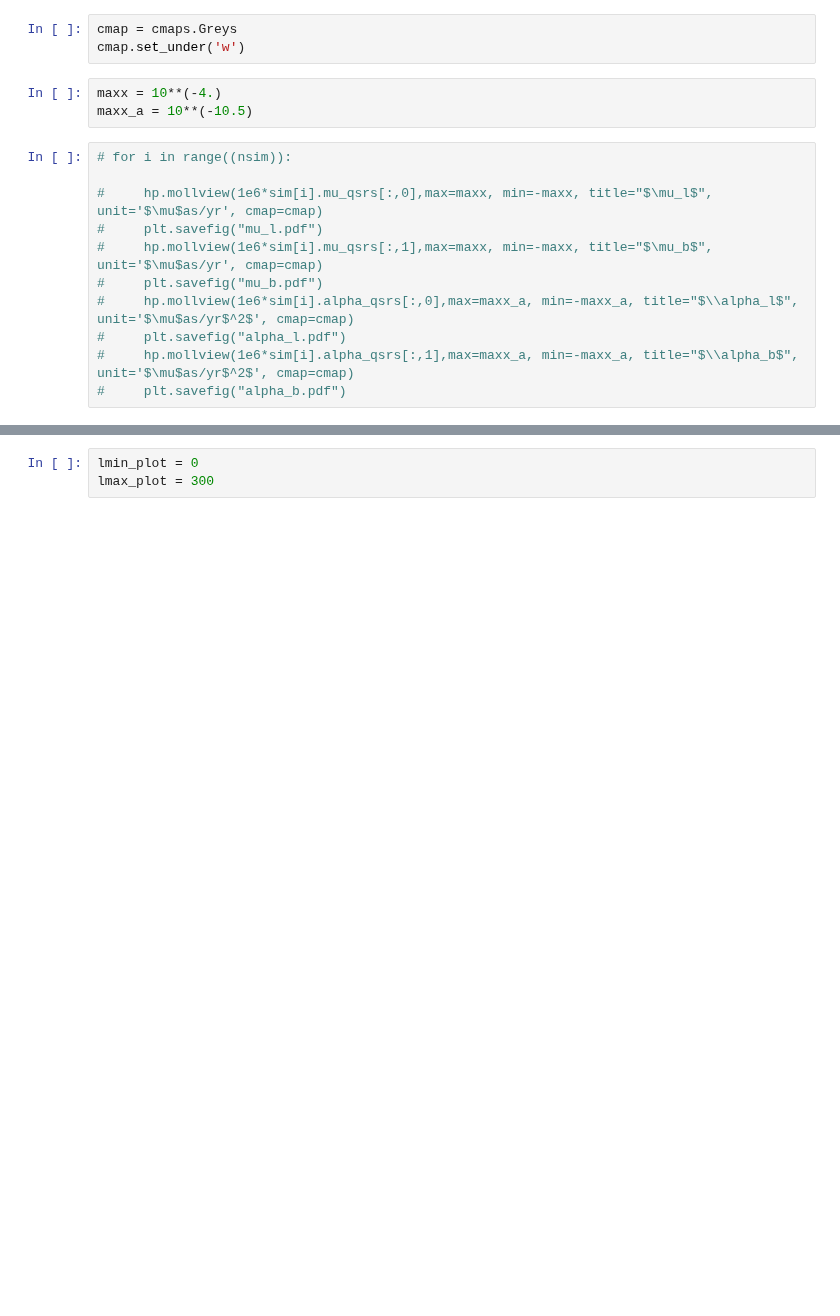
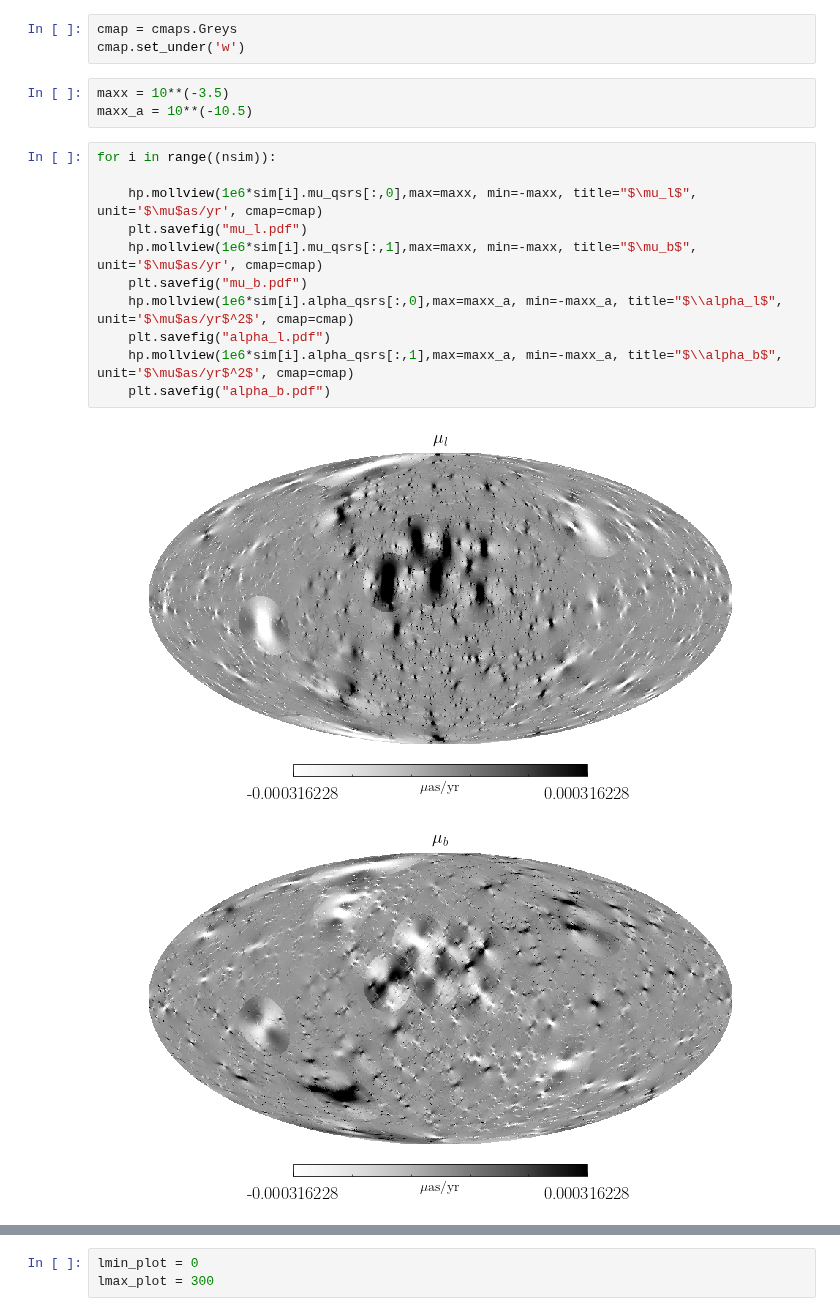
Before and after one commit to smsharma/astrometry-lensing-correlations, a Jupyter notebook: Simulations/SubhaloSample.ipynb, the cells around one changed output, grey strips where cells are left out. Drawn from its saved outputs; the diff is of its cells as text; blank space fills up the shorter version.

```diff
--- a/Simulations/SubhaloSample.ipynb
+++ b/Simulations/SubhaloSample.ipynb
@@ -52,16 +52,19 @@ norm* quad(lambda m: dndm(m), 1e6,1e10)[0]
 cmap = cmaps.Greys
 cmap.set_under('w')
 # %%
-maxx = 10**(-4.)
+maxx = 10**(-3.5)
 maxx_a = 10**(-10.5)
 # %%
-# for i in range((nsim)):
+for i in range((nsim)):
 
-#     hp.mollview(1e6*sim[i].mu_qsrs[:,0],max=maxx, min=-maxx, title="$\mu_l$", unit='$\mu$as/yr', cmap=cmap)
-#     plt.savefig("mu_l.pdf")
-#     hp.mollview(1e6*sim[i].mu_qsrs[:,1],max=maxx, min=-maxx, title="$\mu_b$", unit='$\mu$as/yr', cmap=cmap)
-#     plt.savefig("mu_b.pdf")
-#     hp.mollview(1e6*sim[i].alpha_qsrs[:,0],max=maxx_a, min=-maxx_a, title="$\\alpha_l$", unit='$\mu$as/yr$^2$', cmap=cmap)
-#     plt.savefig("alpha_l.pdf")
-#     hp.mollview(1e6*sim[i].alpha_qsrs[:,1],max=maxx_a, min=-maxx_a, title="$\\alpha_b$", unit='$\mu$as/yr$^2$', cmap=cmap)
-#     plt.savefig("alpha_b.pdf")
+    hp.mollview(1e6*sim[i].mu_qsrs[:,0],max=maxx, min=-maxx, title="$\mu_l$", unit='$\mu$as/yr', cmap=cmap)
+    plt.savefig("mu_l.pdf")
+    hp.mollview(1e6*sim[i].mu_qsrs[:,1],max=maxx, min=-maxx, title="$\mu_b$", unit='$\mu$as/yr', cmap=cmap)
+    plt.savefig("mu_b.pdf")
+    hp.mollview(1e6*sim[i].alpha_qsrs[:,0],max=maxx_a, min=-maxx_a, title="$\\alpha_l$", unit='$\mu$as/yr$^2$', cmap=cmap)
+    plt.savefig("alpha_l.pdf")
+    hp.mollview(1e6*sim[i].alpha_qsrs[:,1],max=maxx_a, min=-maxx_a, title="$\\alpha_b$", unit='$\mu$as/yr$^2$', cmap=cmap)
+    plt.savefig("alpha_b.pdf")
+# %% [output]
+[figure, added]
+[figure, added]
```
Also changed, not shown: parts of 2 cells of this notebook, 11 other files.
